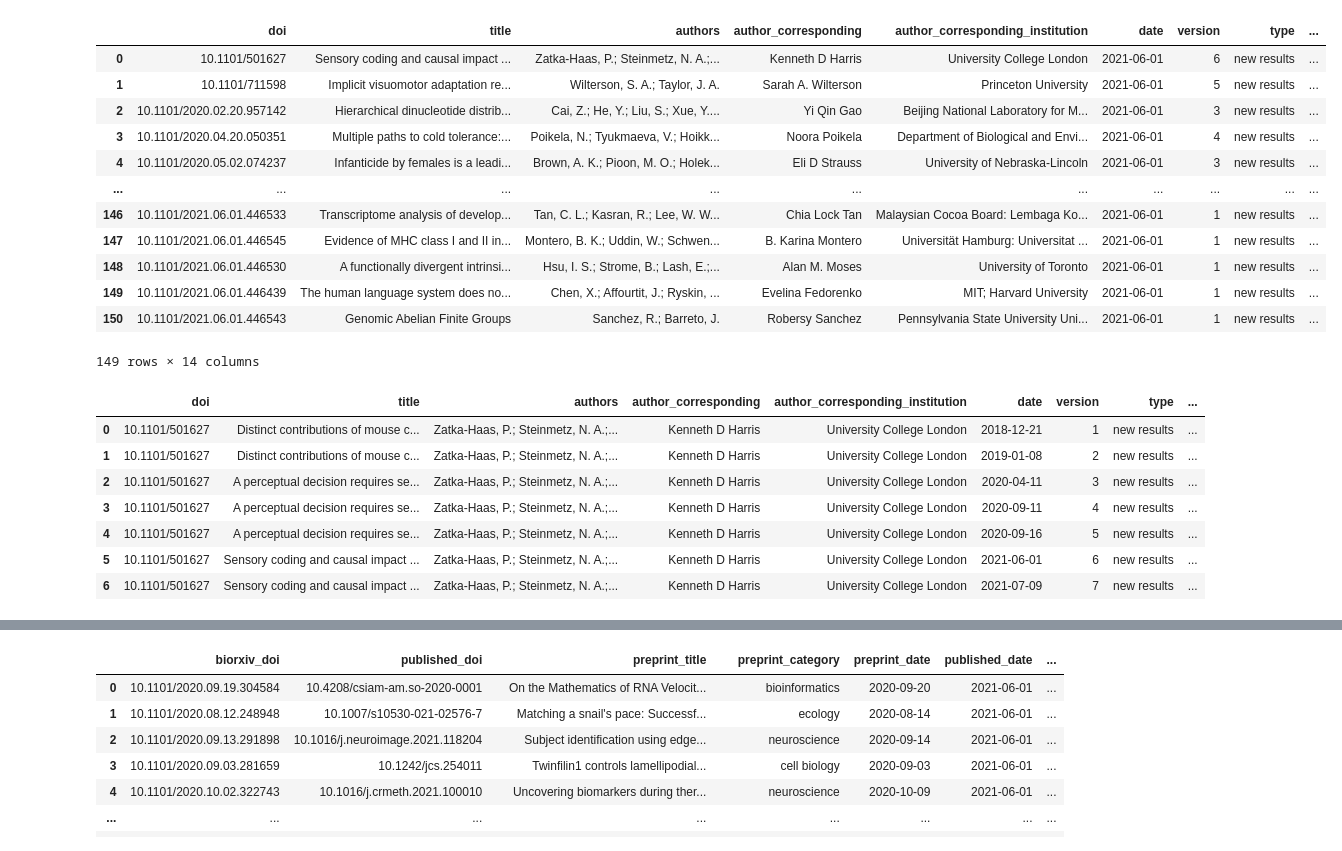
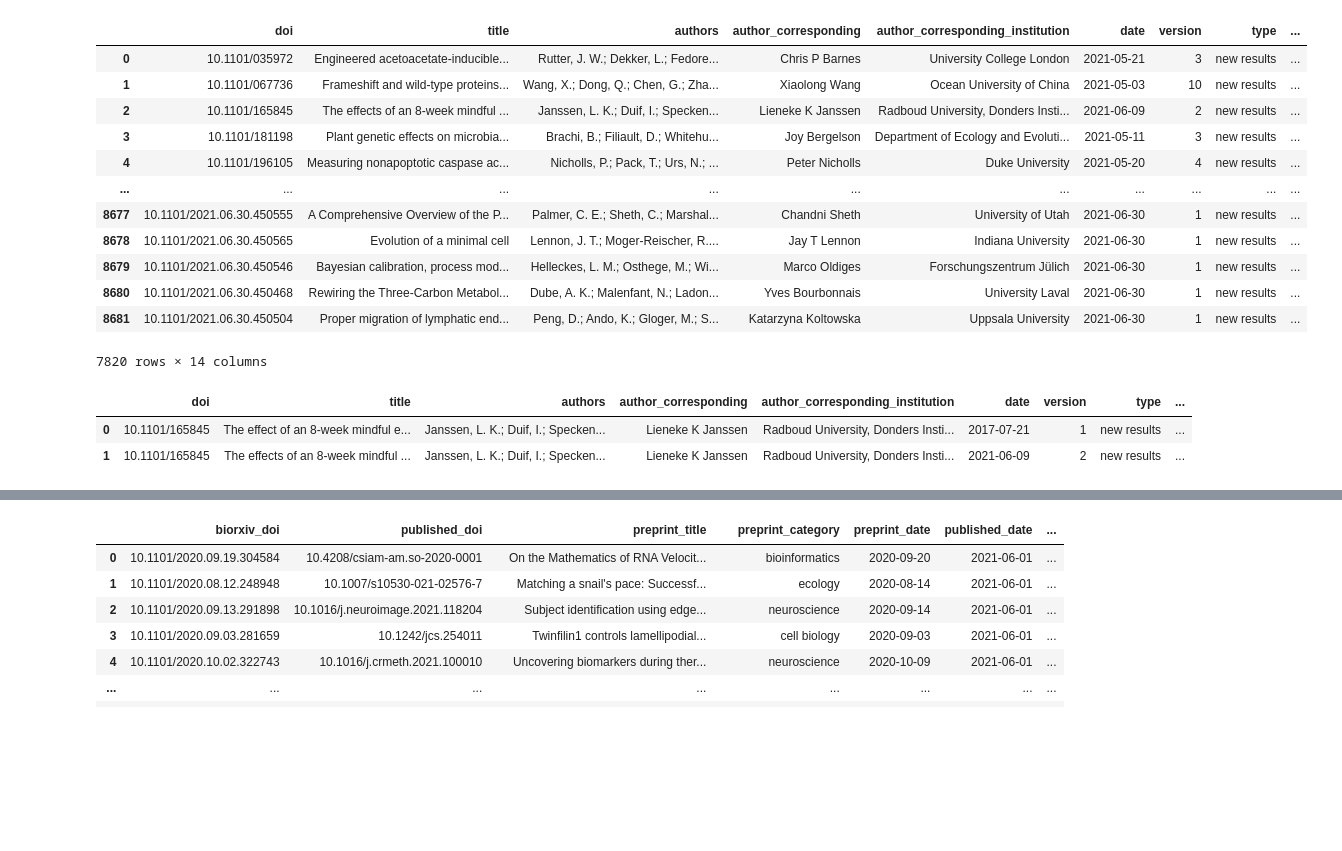
Before and after one commit to dawoeh/BioMedRxiv_API, a Jupyter notebook: retrieval.ipynb, the cells around one changed output, grey strips where cells are left out. Drawn from its saved outputs; the diff is of its cells as text; code cells hidden in the pictures; blank space fills up the shorter version.

```diff
--- a/retrieval.ipynb
+++ b/retrieval.ipynb
@@ -5,25 +5,25 @@ from utils.utils import *
 import pandas as pd
 # %%
 server = 'biorxiv'
-date_start = '2021-06-01'
-date_end = '2021-06-01'
+date_start = '2021-05-01'
+date_end = '2021-06-30'
 data_biorxiv = date_rxiv(server, date_start, date_end)
 data_biorxiv.drop_duplicates(subset = ['doi'], keep = 'last', inplace = True)
 data_biorxiv
 # %% [output]
 |  | doi | title | authors | author_corresponding | author_corresponding_institution | date | version | type | ... |
-| 0 | 10.1101/501627 | Sensory coding and causal impact ... | Zatka-Haas, P.; Steinmetz, N. A.;... | Kenneth D Harris | University College London | 2021-06-01 | 6 | new results | ... |
-| 1 | 10.1101/711598 | Implicit visuomotor adaptation re... | Wilterson, S. A.; Taylor, J. A. | Sarah A. Wilterson | Princeton University | 2021-06-01 | 5 | new results | ... |
-| 2 | 10.1101/2020.02.20.957142 | Hierarchical dinucleotide distrib... | Cai, Z.; He, Y.; Liu, S.; Xue, Y.... | Yi Qin Gao | Beijing National Laboratory for M... | 2021-06-01 | 3 | new results | ... |
-| 3 | 10.1101/2020.04.20.050351 | Multiple paths to cold tolerance:... | Poikela, N.; Tyukmaeva, V.; Hoikk... | Noora Poikela | Department of Biological and Envi... | 2021-06-01 | 4 | new results | ... |
-| 4 | 10.1101/2020.05.02.074237 | Infanticide by females is a leadi... | Brown, A. K.; Pioon, M. O.; Holek... | Eli D Strauss | University of Nebraska-Lincoln | 2021-06-01 | 3 | new results | ... |
+| 0 | 10.1101/035972 | Engineered acetoacetate-inducible... | Rutter, J. W.; Dekker, L.; Fedore... | Chris P Barnes | University College London | 2021-05-21 | 3 | new results | ... |
+| 1 | 10.1101/067736 | Frameshift and wild-type proteins... | Wang, X.; Dong, Q.; Chen, G.; Zha... | Xiaolong Wang | Ocean University of China | 2021-05-03 | 10 | new results | ... |
+| 2 | 10.1101/165845 | The effects of an 8-week mindful ... | Janssen, L. K.; Duif, I.; Specken... | Lieneke K Janssen | Radboud University, Donders Insti... | 2021-06-09 | 2 | new results | ... |
+| 3 | 10.1101/181198 | Plant genetic effects on microbia... | Brachi, B.; Filiault, D.; Whitehu... | Joy Bergelson | Department of Ecology and Evoluti... | 2021-05-11 | 3 | new results | ... |
+| 4 | 10.1101/196105 | Measuring nonapoptotic caspase ac... | Nicholls, P.; Pack, T.; Urs, N.; ... | Peter Nicholls | Duke University | 2021-05-20 | 4 | new results | ... |
 | ... | ... | ... | ... | ... | ... | ... | ... | ... | ... |
-| 146 | 10.1101/2021.06.01.446533 | Transcriptome analysis of develop... | Tan, C. L.; Kasran, R.; Lee, W. W... | Chia Lock Tan | Malaysian Cocoa Board: Lembaga Ko... | 2021-06-01 | 1 | new results | ... |
-| 147 | 10.1101/2021.06.01.446545 | Evidence of MHC class I and II in... | Montero, B. K.; Uddin, W.; Schwen... | B. Karina Montero | Universität Hamburg: Universitat ... | 2021-06-01 | 1 | new results | ... |
-| 148 | 10.1101/2021.06.01.446530 | A functionally divergent intrinsi... | Hsu, I. S.; Strome, B.; Lash, E.;... | Alan M. Moses | University of Toronto | 2021-06-01 | 1 | new results | ... |
-| 149 | 10.1101/2021.06.01.446439 | The human language system does no... | Chen, X.; Affourtit, J.; Ryskin, ... | Evelina Fedorenko | MIT; Harvard University | 2021-06-01 | 1 | new results | ... |
-| 150 | 10.1101/2021.06.01.446543 | Genomic Abelian Finite Groups | Sanchez, R.; Barreto, J. | Robersy Sanchez | Pennsylvania State University Uni... | 2021-06-01 | 1 | new results | ... |
+| 8677 | 10.1101/2021.06.30.450555 | A Comprehensive Overview of the P... | Palmer, C. E.; Sheth, C.; Marshal... | Chandni Sheth | University of Utah | 2021-06-30 | 1 | new results | ... |
+| 8678 | 10.1101/2021.06.30.450565 | Evolution of a minimal cell | Lennon, J. T.; Moger-Reischer, R.... | Jay T Lennon | Indiana University | 2021-06-30 | 1 | new results | ... |
+| 8679 | 10.1101/2021.06.30.450546 | Bayesian calibration, process mod... | Helleckes, L. M.; Osthege, M.; Wi... | Marco Oldiges | Forschungszentrum Jülich | 2021-06-30 | 1 | new results | ... |
+| 8680 | 10.1101/2021.06.30.450468 | Rewiring the Three-Carbon Metabol... | Dube, A. K.; Malenfant, N.; Ladon... | Yves Bourbonnais | University Laval | 2021-06-30 | 1 | new results | ... |
+| 8681 | 10.1101/2021.06.30.450504 | Proper migration of lymphatic end... | Peng, D.; Ando, K.; Gloger, M.; S... | Katarzyna Koltowska | Uppsala University | 2021-06-30 | 1 | new results | ... |
-149 rows × 14 columns
+7820 rows × 14 columns
 # %%
 doi_article = data_biorxiv.at[0, 'doi']
 server = 'biorxiv'
@@ -31,13 +31,8 @@ data_doi = article_detail(server, doi_article)
 data_doi
 # %% [output]
 |  | doi | title | authors | author_corresponding | author_corresponding_institution | date | version | type | ... |
-| 0 | 10.1101/501627 | Distinct contributions of mouse c... | Zatka-Haas, P.; Steinmetz, N. A.;... | Kenneth D Harris | University College London | 2018-12-21 | 1 | new results | ... |
-| 1 | 10.1101/501627 | Distinct contributions of mouse c... | Zatka-Haas, P.; Steinmetz, N. A.;... | Kenneth D Harris | University College London | 2019-01-08 | 2 | new results | ... |
-| 2 | 10.1101/501627 | A perceptual decision requires se... | Zatka-Haas, P.; Steinmetz, N. A.;... | Kenneth D Harris | University College London | 2020-04-11 | 3 | new results | ... |
-| 3 | 10.1101/501627 | A perceptual decision requires se... | Zatka-Haas, P.; Steinmetz, N. A.;... | Kenneth D Harris | University College London | 2020-09-11 | 4 | new results | ... |
-| 4 | 10.1101/501627 | A perceptual decision requires se... | Zatka-Haas, P.; Steinmetz, N. A.;... | Kenneth D Harris | University College London | 2020-09-16 | 5 | new results | ... |
-| 5 | 10.1101/501627 | Sensory coding and causal impact ... | Zatka-Haas, P.; Steinmetz, N. A.;... | Kenneth D Harris | University College London | 2021-06-01 | 6 | new results | ... |
-| 6 | 10.1101/501627 | Sensory coding and causal impact ... | Zatka-Haas, P.; Steinmetz, N. A.;... | Kenneth D Harris | University College London | 2021-07-09 | 7 | new results | ... |
+| 0 | 10.1101/165845 | The effect of an 8-week mindful e... | Janssen, L. K.; Duif, I.; Specken... | Lieneke K Janssen | Radboud University, Donders Insti... | 2017-07-21 | 1 | new results | ... |
+| 1 | 10.1101/165845 | The effects of an 8-week mindful ... | Janssen, L. K.; Duif, I.; Specken... | Lieneke K Janssen | Radboud University, Donders Insti... | 2021-06-09 | 2 | new results | ... |
 # %%
 server = 'medrxiv'
 data_medrxiv = date_rxiv(server, date_start, date_end)
```
Also changed, not shown: parts of 8 cells of this notebook, 3 other files.
